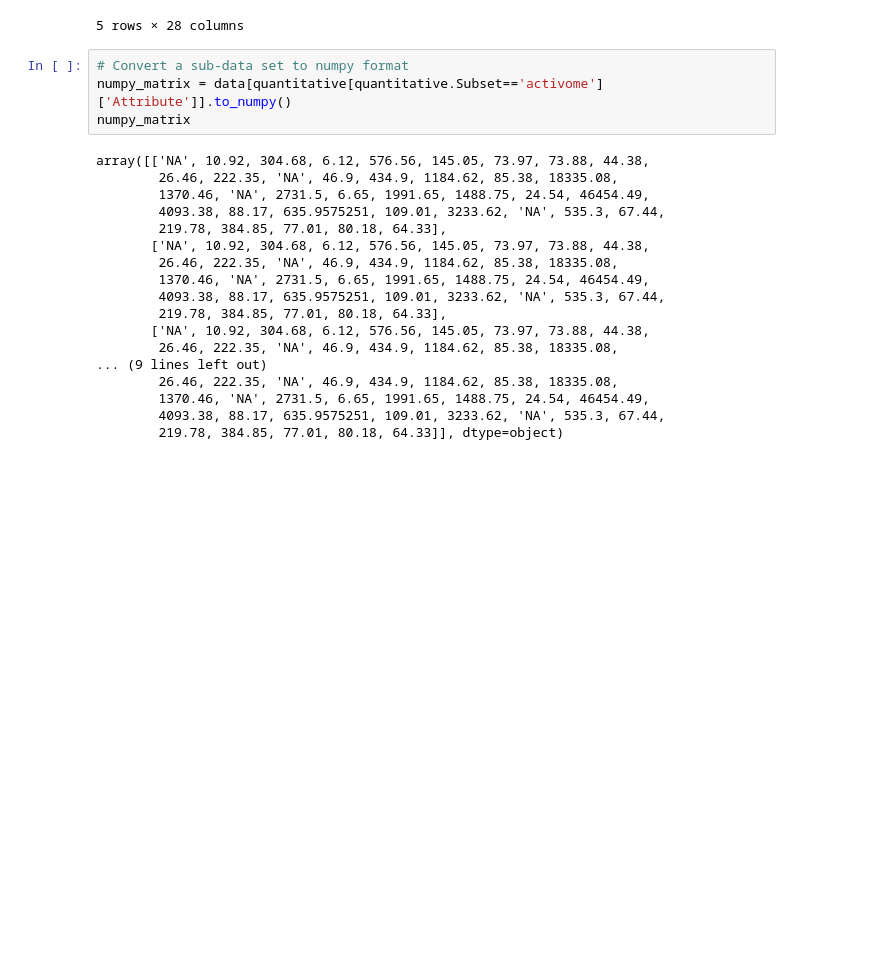
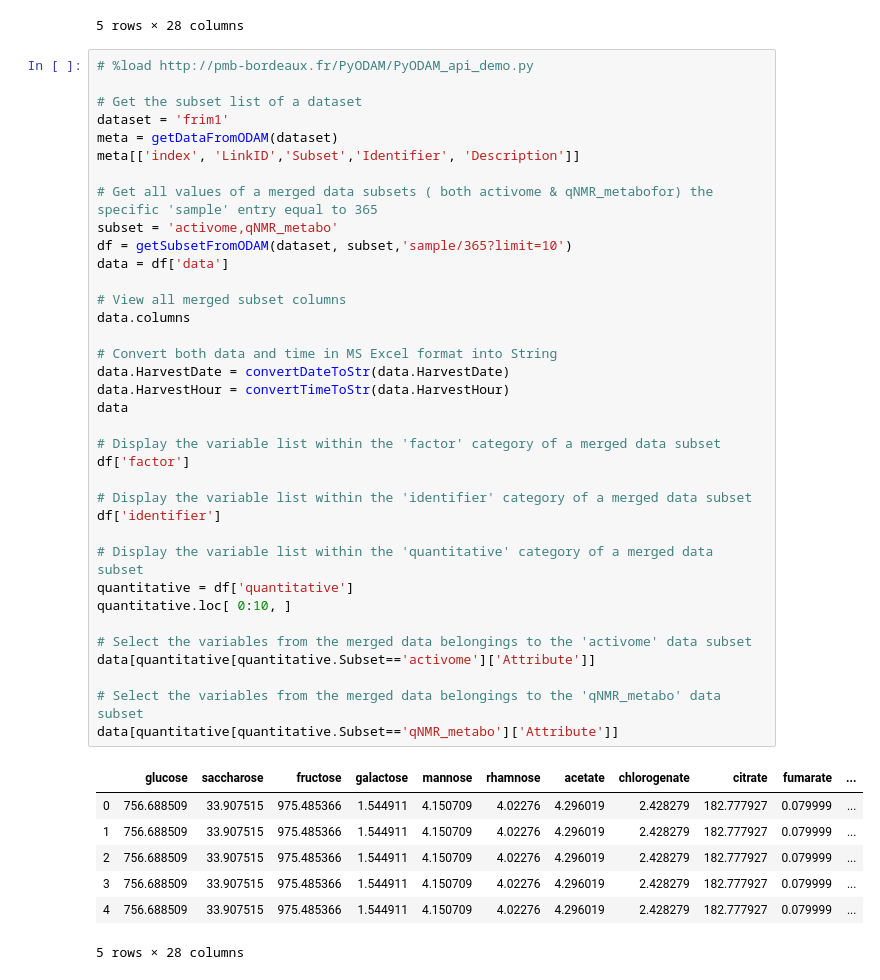
Before and after one commit to djacob65/binder_odam, a Jupyter notebook: PyODAM_api_demo.ipynb, the cells around one changed output. Cells and saved outputs as stored; diff of their text form; blank space fills up the shorter version.

```diff
--- a/PyODAM_api_demo.ipynb
+++ b/PyODAM_api_demo.ipynb
@@ -118,25 +119,47 @@ data[quantitative[quantitative.Subset=='qNMR_metabo']['Attribute']]
 | 3 | 756.688509 | 33.907515 | 975.485366 | 1.544911 | 4.150709 | 4.02276 | 4.296019 | 2.428279 | 182.777927 | 0.079999 | ... |
 | 4 | 756.688509 | 33.907515 | 975.485366 | 1.544911 | 4.150709 | 4.02276 | 4.296019 | 2.428279 | 182.777927 | 0.079999 | ... |
 5 rows × 28 columns
-# %%
-# Convert a sub-data set to numpy format
-numpy_matrix = data[quantitative[quantitative.Subset=='activome']['Attribute']].to_numpy()
-numpy_matrix
-# %% [output]
-array([['NA', 10.92, 304.68, 6.12, 576.56, 145.05, 73.97, 73.88, 44.38,
-        26.46, 222.35, 'NA', 46.9, 434.9, 1184.62, 85.38, 18335.08,
-        1370.46, 'NA', 2731.5, 6.65, 1991.65, 1488.75, 24.54, 46454.49,
-        4093.38, 88.17, 635.9575251, 109.01, 3233.62, 'NA', 535.3, 67.44,
-        219.78, 384.85, 77.01, 80.18, 64.33],
-       ['NA', 10.92, 304.68, 6.12, 576.56, 145.05, 73.97, 73.88, 44.38,
-        26.46, 222.35, 'NA', 46.9, 434.9, 1184.62, 85.38, 18335.08,
-        1370.46, 'NA', 2731.5, 6.65, 1991.65, 1488.75, 24.54, 46454.49,
-        4093.38, 88.17, 635.9575251, 109.01, 3233.62, 'NA', 535.3, 67.44,
-        219.78, 384.85, 77.01, 80.18, 64.33],
-       ['NA', 10.92, 304.68, 6.12, 576.56, 145.05, 73.97, 73.88, 44.38,
-        26.46, 222.35, 'NA', 46.9, 434.9, 1184.62, 85.38, 18335.08,
-... (9 lines left out)
-        26.46, 222.35, 'NA', 46.9, 434.9, 1184.62, 85.38, 18335.08,
-        1370.46, 'NA', 2731.5, 6.65, 1991.65, 1488.75, 24.54, 46454.49,
-        4093.38, 88.17, 635.9575251, 109.01, 3233.62, 'NA', 535.3, 67.44,
-        219.78, 384.85, 77.01, 80.18, 64.33]], dtype=object)
+# %%
+# %load http://pmb-bordeaux.fr/PyODAM/PyODAM_api_demo.py
+
+# Get the subset list of a dataset
+dataset = 'frim1'
+meta = getDataFromODAM(dataset)
+meta[['index', 'LinkID','Subset','Identifier', 'Description']]
+
+# Get all values of a merged data subsets ( both activome & qNMR_metabofor) the specific 'sample' entry equal to 365
+subset = 'activome,qNMR_metabo'
+df = getSubsetFromODAM(dataset, subset,'sample/365?limit=10')
+data = df['data']
+
+# View all merged subset columns
+data.columns
+
+# Convert both data and time in MS Excel format into String
+data.HarvestDate = convertDateToStr(data.HarvestDate)
+data.HarvestHour = convertTimeToStr(data.HarvestHour)
+data
+
+# Display the variable list within the 'factor' category of a merged data subset
+df['factor']
+
+# Display the variable list within the 'identifier' category of a merged data subset
+df['identifier']
+
+# Display the variable list within the 'quantitative' category of a merged data subset
+quantitative = df['quantitative']
+quantitative.loc[ 0:10, ]
+
+# Select the variables from the merged data belongings to the 'activome' data subset
+data[quantitative[quantitative.Subset=='activome']['Attribute']]
+
+# Select the variables from the merged data belongings to the 'qNMR_metabo' data subset
+data[quantitative[quantitative.Subset=='qNMR_metabo']['Attribute']]
+# %% [output]
+|  | glucose | saccharose | fructose | galactose | mannose | rhamnose | acetate | chlorogenate | citrate | fumarate | ... |
+| 0 | 756.688509 | 33.907515 | 975.485366 | 1.544911 | 4.150709 | 4.02276 | 4.296019 | 2.428279 | 182.777927 | 0.079999 | ... |
+| 1 | 756.688509 | 33.907515 | 975.485366 | 1.544911 | 4.150709 | 4.02276 | 4.296019 | 2.428279 | 182.777927 | 0.079999 | ... |
+| 2 | 756.688509 | 33.907515 | 975.485366 | 1.544911 | 4.150709 | 4.02276 | 4.296019 | 2.428279 | 182.777927 | 0.079999 | ... |
+| 3 | 756.688509 | 33.907515 | 975.485366 | 1.544911 | 4.150709 | 4.02276 | 4.296019 | 2.428279 | 182.777927 | 0.079999 | ... |
+| 4 | 756.688509 | 33.907515 | 975.485366 | 1.544911 | 4.150709 | 4.02276 | 4.296019 | 2.428279 | 182.777927 | 0.079999 | ... |
+5 rows × 28 columns
```
Also changed, not shown: parts of 5 cells of this notebook.
